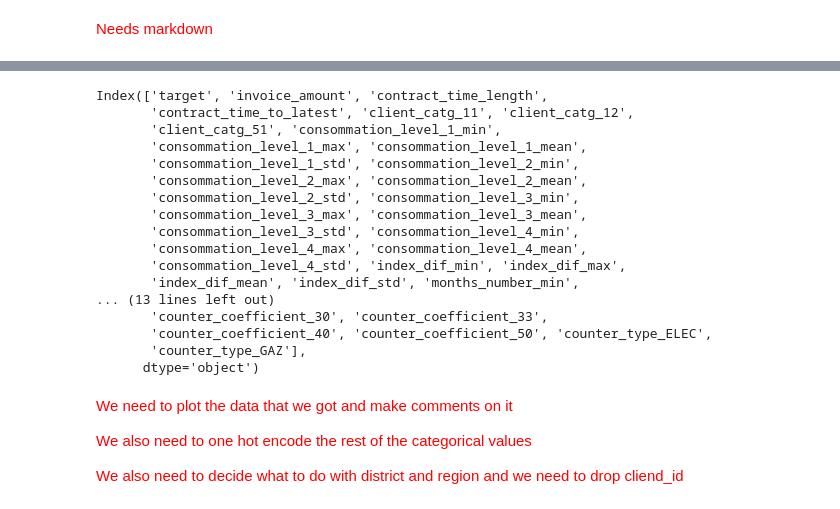
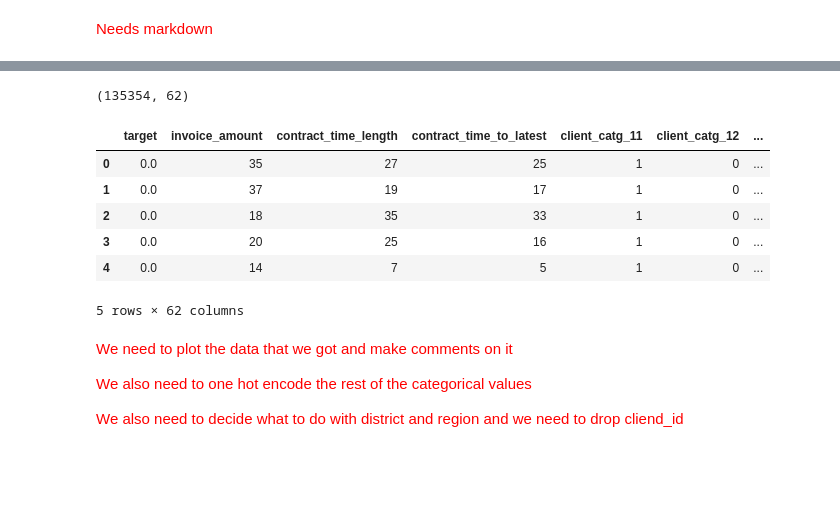
Before and after one commit to Werner101/Team_5_TPC, a Jupyter notebook: Team_5_FInal_1.ipynb, the cells around one changed output, grey strips where cells are left out. Cells and saved outputs as stored; diff of their text form; code cells hidden in the pictures; blank space fills up the shorter version.

```diff
--- a/Team_5_FInal_1.ipynb
+++ b/Team_5_FInal_1.ipynb
@@ -319,25 +378,19 @@ final_dataset = client_cat.merge(derived_invoice,on='client_id')
 final_dataset.drop(columns=['client_id'],inplace=True)
 # %%
 final_dataset.fillna(0,inplace=True) #There are NaN where because standard deviation of one invoice gives error
-final_dataset.columns
+final_dataset.shape
 # %% [output]
-Index(['target', 'invoice_amount', 'contract_time_length',
-       'contract_time_to_latest', 'client_catg_11', 'client_catg_12',
-       'client_catg_51', 'consommation_level_1_min',
-       'consommation_level_1_max', 'consommation_level_1_mean',
-       'consommation_level_1_std', 'consommation_level_2_min',
-       'consommation_level_2_max', 'consommation_level_2_mean',
-       'consommation_level_2_std', 'consommation_level_3_min',
-       'consommation_level_3_max', 'consommation_level_3_mean',
-       'consommation_level_3_std', 'consommation_level_4_min',
-       'consommation_level_4_max', 'consommation_level_4_mean',
-       'consommation_level_4_std', 'index_dif_min', 'index_dif_max',
-       'index_dif_mean', 'index_dif_std', 'months_number_min',
-... (13 lines left out)
-       'counter_coefficient_30', 'counter_coefficient_33',
-       'counter_coefficient_40', 'counter_coefficient_50', 'counter_type_ELEC',
-       'counter_type_GAZ'],
-      dtype='object')
+(135354, 62)
+# %%
+final_dataset.head()
+# %% [output]
+|  | target | invoice_amount | contract_time_length | contract_time_to_latest | client_catg_11 | client_catg_12 | ... |
+| 0 | 0.0 | 35 | 27 | 25 | 1 | 0 | ... |
+| 1 | 0.0 | 37 | 19 | 17 | 1 | 0 | ... |
+| 2 | 0.0 | 18 | 35 | 33 | 1 | 0 | ... |
+| 3 | 0.0 | 20 | 25 | 16 | 1 | 0 | ... |
+| 4 | 0.0 | 14 | 7 | 5 | 1 | 0 | ... |
+5 rows × 62 columns
 # %% [markdown]
 <span style="color:red">We need to plot the data that we got and make comments on it</span>
 
```
Also changed, not shown: parts of 20 cells of this notebook.
